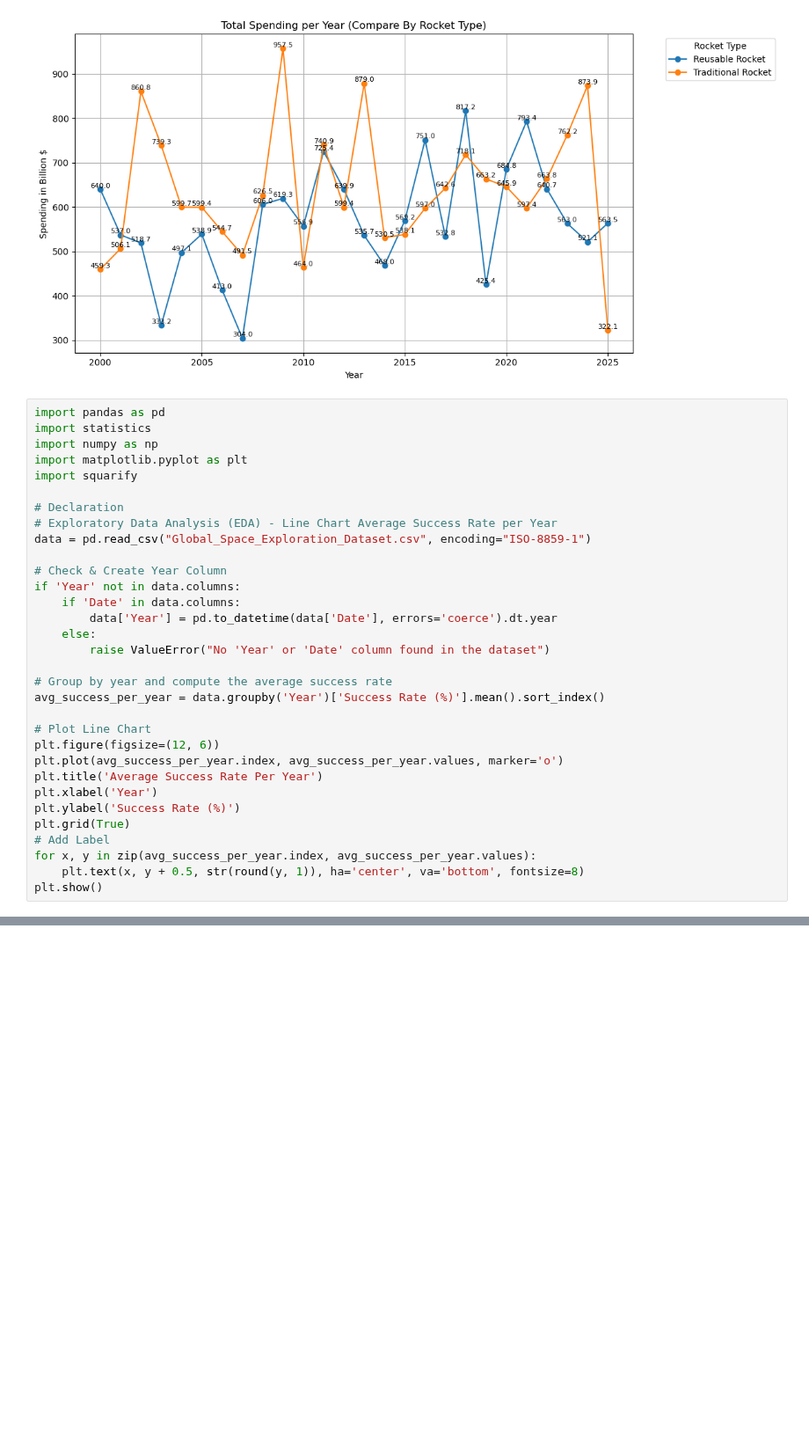
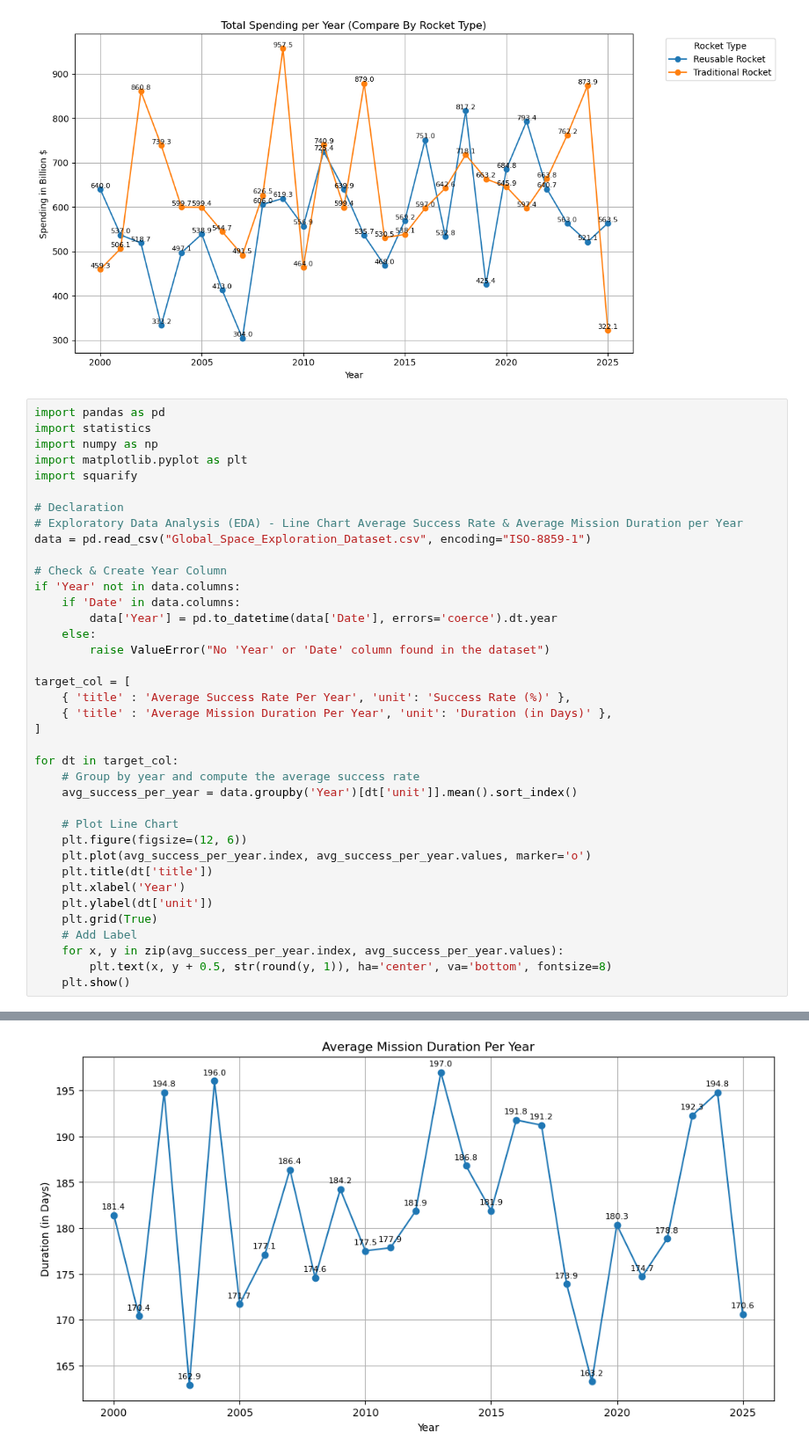
Before and after one commit to FlazeFy2/DS-Global-Space-Exploration, a Jupyter notebook: exploratory data analysis-line.ipynb, the cells around one changed output, grey strips where cells are left out. Shown at 88% size. Cells and saved outputs as stored; diff of their text form; blank space fills up the shorter version.

Commit message:
[DS] Exploratory Data Analysis (EDA) - Line Chart Average Success Rate & Average Mission Duration per Year

```diff
--- a/exploratory data analysis-line.ipynb
+++ b/exploratory data analysis-line.ipynb
@@ -159,34 +159,41 @@ plt.show()
 # %%
 import pandas as pd
 import statistics
 import numpy as np
 import matplotlib.pyplot as plt
 import squarify
 
 # Declaration
-# Exploratory Data Analysis (EDA) - Line Chart Average Success Rate per Year
+# Exploratory Data Analysis (EDA) - Line Chart Average Success Rate & Average Mission Duration per Year
 data = pd.read_csv("Global_Space_Exploration_Dataset.csv", encoding="ISO-8859-1")
 
 # Check & Create Year Column
 if 'Year' not in data.columns:
     if 'Date' in data.columns:
         data['Year'] = pd.to_datetime(data['Date'], errors='coerce').dt.year
     else:
         raise ValueError("No 'Year' or 'Date' column found in the dataset")
 
-# Group by year and compute the average success rate
-avg_success_per_year = data.groupby('Year')['Success Rate (%)'].mean().sort_index()
+target_col = [
+    { 'title' : 'Average Success Rate Per Year', 'unit': 'Success Rate (%)' },
+    { 'title' : 'Average Mission Duration Per Year', 'unit': 'Duration (in Days)' },
+]
 
-# Plot Line Chart
-plt.figure(figsize=(12, 6))
-plt.plot(avg_success_per_year.index, avg_success_per_year.values, marker='o')
-plt.title('Average Success Rate Per Year')
-plt.xlabel('Year')
-plt.ylabel('Success Rate (%)')
-plt.grid(True)
-# Add Label
-for x, y in zip(avg_success_per_year.index, avg_success_per_year.values):
-    plt.text(x, y + 0.5, str(round(y, 1)), ha='center', va='bottom', fontsize=8)
-plt.show()
+for dt in target_col:
+    # Group by year and compute the average success rate
+    avg_success_per_year = data.groupby('Year')[dt['unit']].mean().sort_index()
+
+    # Plot Line Chart
+    plt.figure(figsize=(12, 6))
+    plt.plot(avg_success_per_year.index, avg_success_per_year.values, marker='o')
+    plt.title(dt['title'])
+    plt.xlabel('Year')
+    plt.ylabel(dt['unit'])
+    plt.grid(True)
+    # Add Label
+    for x, y in zip(avg_success_per_year.index, avg_success_per_year.values):
+        plt.text(x, y + 0.5, str(round(y, 1)), ha='center', va='bottom', fontsize=8)
+    plt.show()
 # %% [output]
 [figure]
+[figure, added]
```
